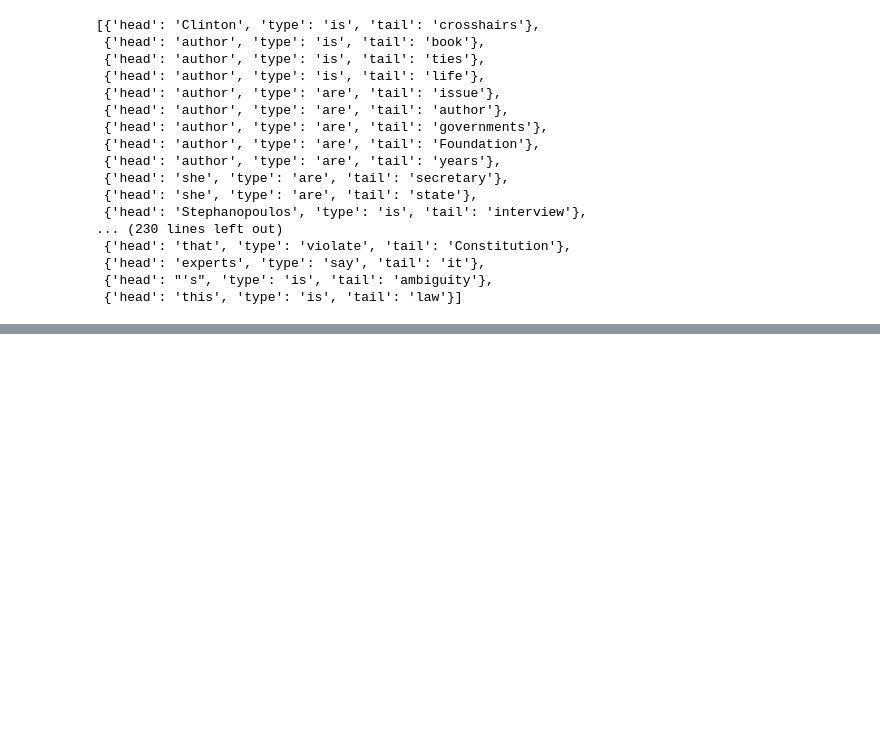
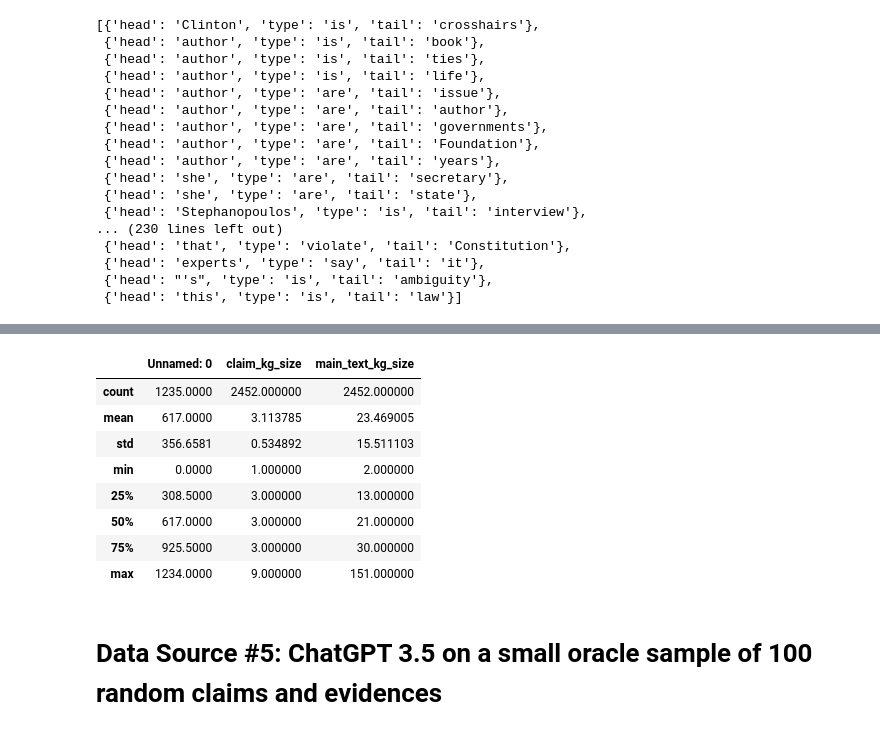
Before and after one commit to Prahlad-K/just-verdict, a Jupyter notebook: Create RDF Triples for PUBHEALTH.ipynb, the cells around one changed output, grey strips where cells are left out. Cells and saved outputs as stored; diff of their text form; code cells hidden in the pictures; blank space fills up the shorter version.

```diff
--- a/Create RDF Triples for PUBHEALTH.ipynb
+++ b/Create RDF Triples for PUBHEALTH.ipynb
@@ -641,0 +569,27 @@ generate_rdf_triples(text)
+# %%
+def generate_kgs_for_data_using_llm(llm, row, claim=True):
+    index = row.name
+    if claim:
+        text = row['claim']
+    else:
+        text = row['main_text']
+
+    try:
+        if claim:
+            kg = generate_triples_from_llm(llm, text)
+            row['llm_claim_kg'] = kg
+        else:
+            row['llm_main_text_kg'] = row['main_text_kg']
+
+    except Exception as e:
+        print(e.__str__)
+
+        if claim:
+            row['llm_claim_kg'] = row['claim_kg']
+        else:
+            row['llm_main_text_kg'] = row['main_text_kg']
+
+    if index%100 == 0:
+        print(f"{index+1} texts are done.....")
+
+    return row
@@ -641,0 +612,11 @@ generate_rdf_triples(text)
+# %%
+llama_data_df = pd.read_pickle('./data/llama/data.pkl')
+# %%
+def fix_nonetype_claim_kgs(row):
+    if not row['llm_claim_kg']:
+        row['llm_claim_kg'] = row['claim_kg']
+
+    return row
+
+llama_data_df = llama_data_df.apply(fix_nonetype_claim_kgs, axis=1)
+llama_data_df
@@ -641,0 +637,3 @@ generate_rdf_triples(text)
+# %%
+llama_data_df = llama_data_df.apply(lambda row : generate_kgs_for_data_using_llm(llama7b, row, claim=False), axis=1)
+llama_data_df
@@ -641,0 +671,12 @@ generate_rdf_triples(text)
+# %%
+llama_data_df.describe()
+# %% [output]
+|  | Unnamed: 0 | claim_kg_size | main_text_kg_size |
+| count | 1235.0000 | 2452.000000 | 2452.000000 |
+| mean | 617.0000 | 3.113785 | 23.469005 |
+| std | 356.6581 | 0.534892 | 15.511103 |
+| min | 0.0000 | 1.000000 | 2.000000 |
+| 25% | 308.5000 | 3.000000 | 13.000000 |
+| 50% | 617.0000 | 3.000000 | 21.000000 |
+| 75% | 925.5000 | 3.000000 | 30.000000 |
+| max | 1234.0000 | 9.000000 | 151.000000 |
@@ -641,0 +685,2 @@ generate_rdf_triples(text)
+# %% [markdown]
+# Data Source #5: ChatGPT 3.5 on a small oracle sample of 100 random claims and evidences
```
Also changed, not shown: parts of 27 cells of this notebook, 14 other files.
